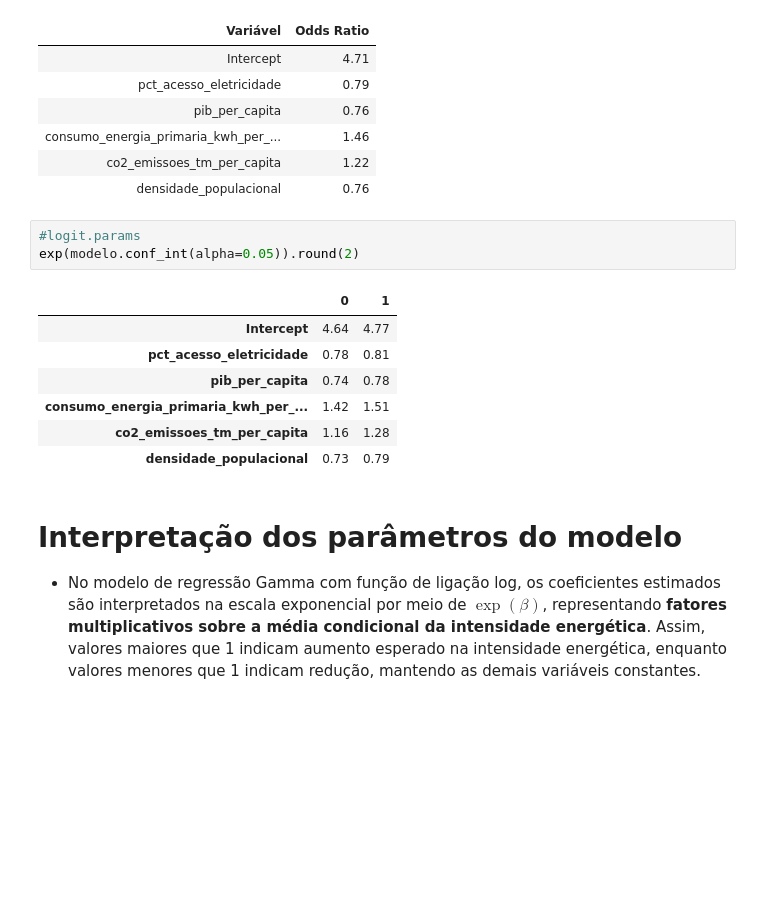
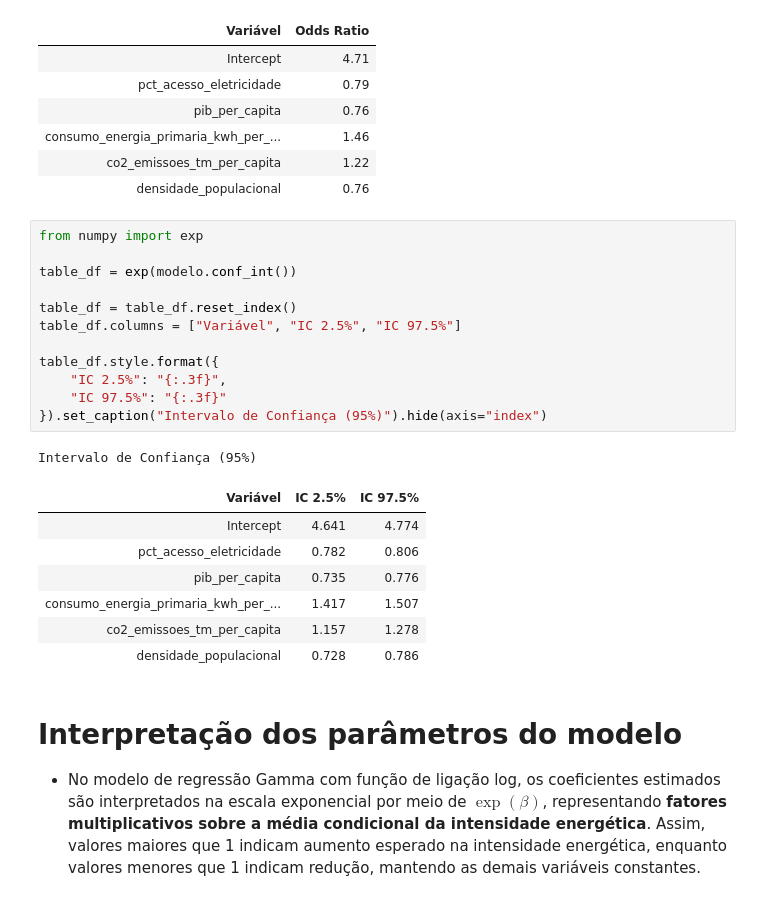
Before and after one commit to Fabiano01EST/generalized-linear-models-python, a Jupyter notebook: Gamma_model.ipynb, the cells around one changed output. Cells and saved outputs as stored; diff of their text form; blank space fills up the shorter version.

```diff
--- a/Gamma_model.ipynb
+++ b/Gamma_model.ipynb
@@ -374,16 +422,26 @@ Odds Ratio dos Coeficientes
 | co2_emissoes_tm_per_capita | 1.22 |
 | densidade_populacional | 0.76 |
 # %%
-#logit.params
-exp(modelo.conf_int(alpha=0.05)).round(2)
+from numpy import exp
+
+table_df = exp(modelo.conf_int())
+
+table_df = table_df.reset_index()
+table_df.columns = ["Variável", "IC 2.5%", "IC 97.5%"]
+
+table_df.style.format({
+    "IC 2.5%": "{:.3f}",
+    "IC 97.5%": "{:.3f}"
+}).set_caption("Intervalo de Confiança (95%)").hide(axis="index")
 # %% [output]
+Intervalo de Confiança (95%)
-|  | 0 | 1 |
-| Intercept | 4.64 | 4.77 |
-| pct_acesso_eletricidade | 0.78 | 0.81 |
-| pib_per_capita | 0.74 | 0.78 |
-| consumo_energia_primaria_kwh_per_... | 1.42 | 1.51 |
-| co2_emissoes_tm_per_capita | 1.16 | 1.28 |
-| densidade_populacional | 0.73 | 0.79 |
+| Variável | IC 2.5% | IC 97.5% |
+| Intercept | 4.641 | 4.774 |
+| pct_acesso_eletricidade | 0.782 | 0.806 |
+| pib_per_capita | 0.735 | 0.776 |
+| consumo_energia_primaria_kwh_per_... | 1.417 | 1.507 |
+| co2_emissoes_tm_per_capita | 1.157 | 1.278 |
+| densidade_populacional | 0.728 | 0.786 |
 # %% [markdown]
 # Interpretação dos parâmetros do modelo
 
```
Also changed, not shown: parts of 13 cells of this notebook, 2 other files.
